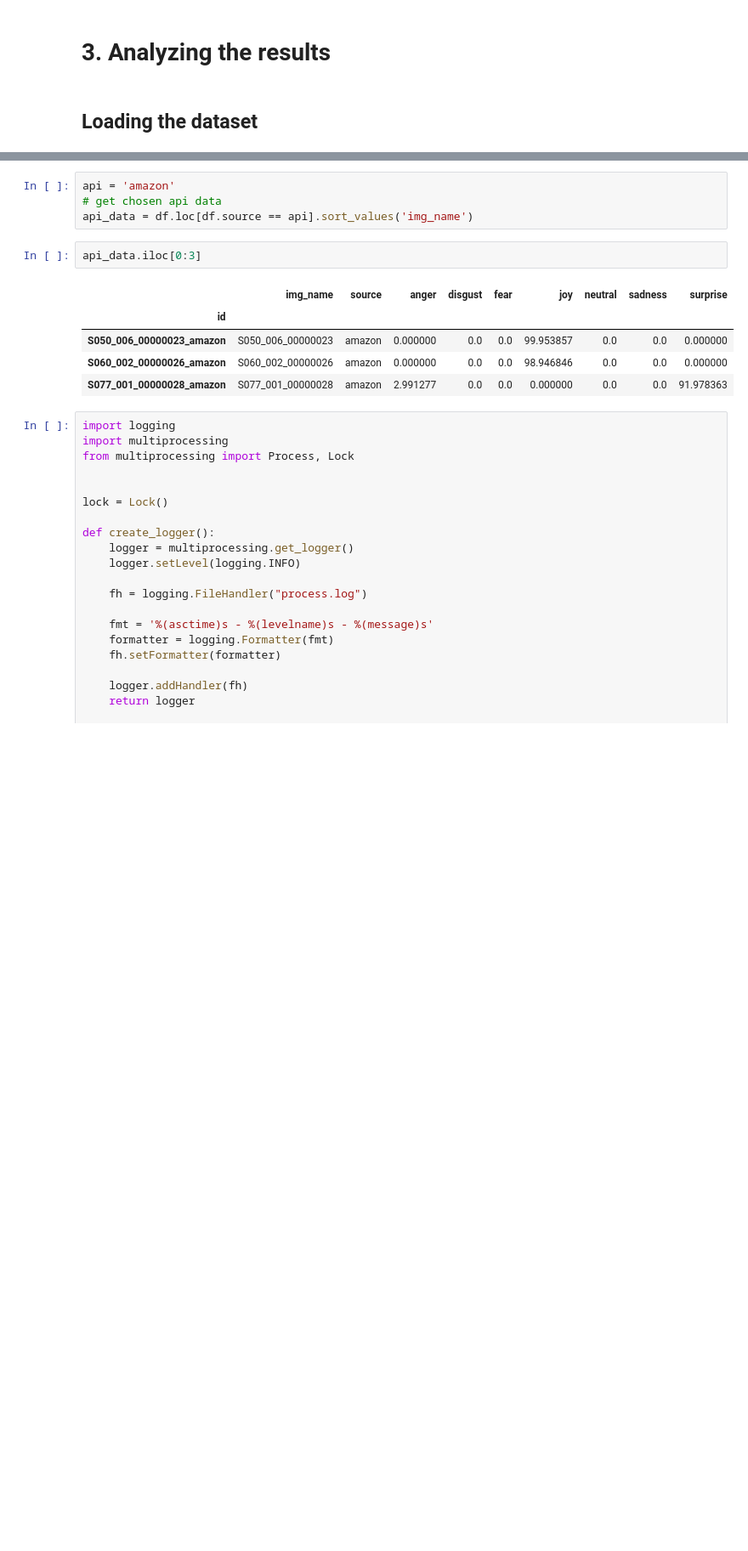
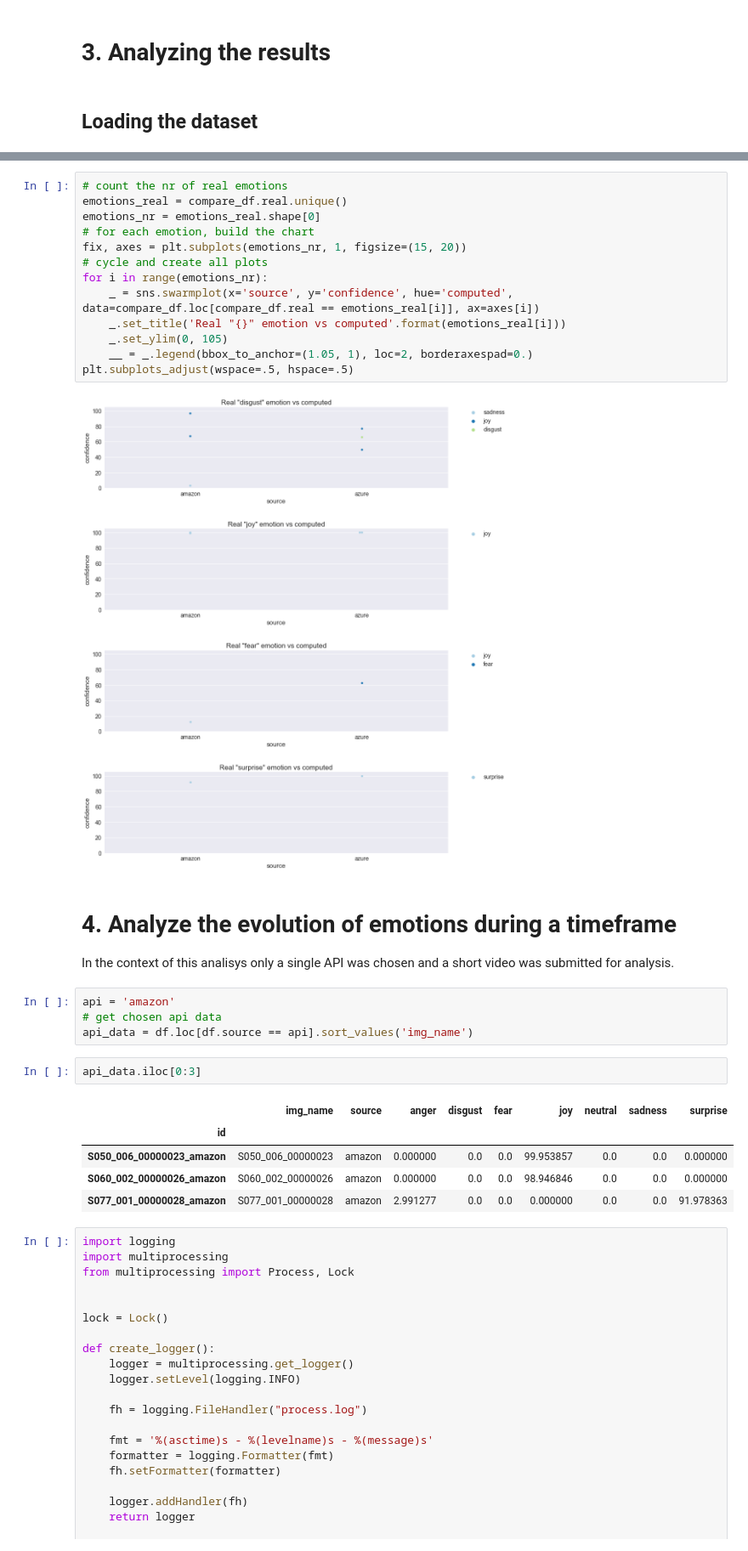
Before and after one commit to tonca/emotion_recognition, a Jupyter notebook: notebooks/API_testing.ipynb, the cells around one changed output, grey strips where cells are left out. Shown: that part at 85% size. Cells and saved outputs as stored; diff of their text form; blank space fills up the shorter version.

```diff
--- a/notebooks/API_testing.ipynb
+++ b/notebooks/API_testing.ipynb
@@ -365,3 +359,21 @@ plt.subplots_adjust(wspace=.5, hspace=.5)
+# %%
+# count the nr of real emotions
+emotions_real = compare_df.real.unique()
+emotions_nr = emotions_real.shape[0]
+# for each emotion, build the chart
+fix, axes = plt.subplots(emotions_nr, 1, figsize=(15, 20))
+# cycle and create all plots
+for i in range(emotions_nr):
+    _ = sns.swarmplot(x='source', y='confidence', hue='computed', data=compare_df.loc[compare_df.real == emotions_real[i]], ax=axes[i])
+    _.set_title('Real "{}" emotion vs computed'.format(emotions_real[i]))
+    _.set_ylim(0, 105)
+    __ = _.legend(bbox_to_anchor=(1.05, 1), loc=2, borderaxespad=0.)
+plt.subplots_adjust(wspace=.5, hspace=.5)
+# %% [output]
+[figure, added]
+# %% [markdown]
+# 4. Analyze the evolution of emotions during a timeframe
+In the context of this analisys only a single API was chosen and a short video was submitted for analysis.
 # %%
 api = 'amazon'
 # get chosen api data
```
Also changed, not shown: parts of 48 cells of this notebook, 1 other file.
